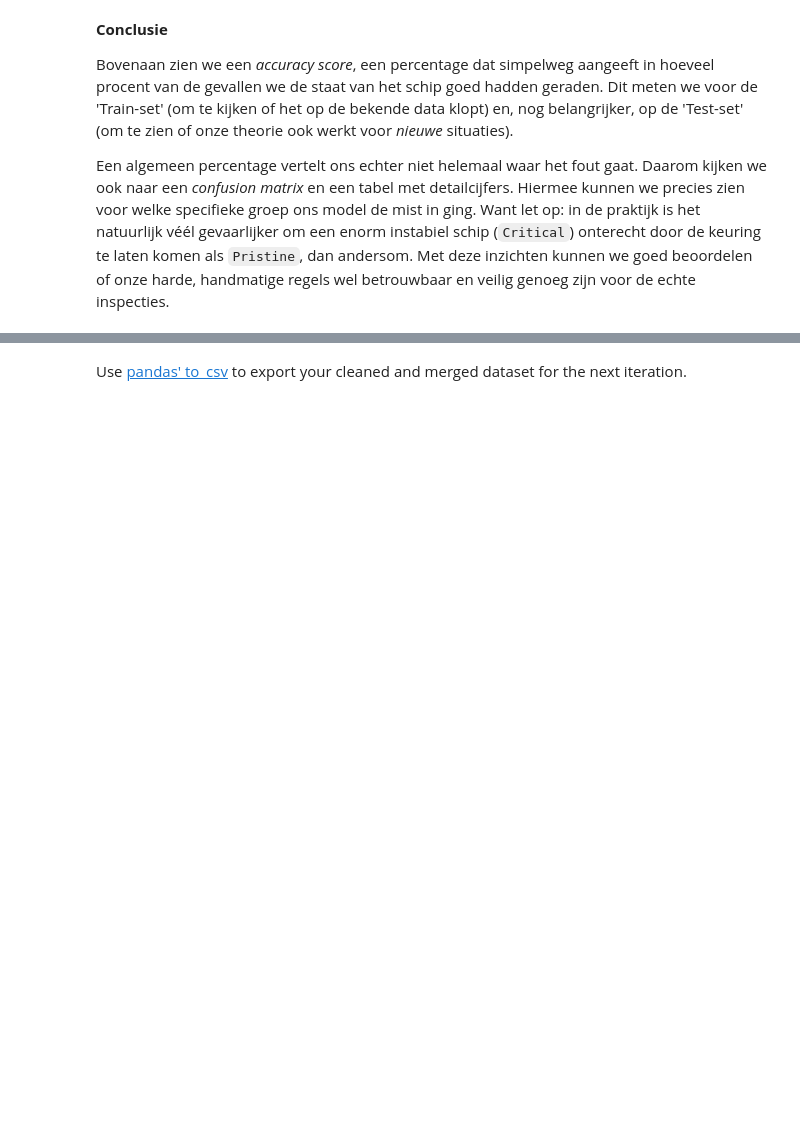
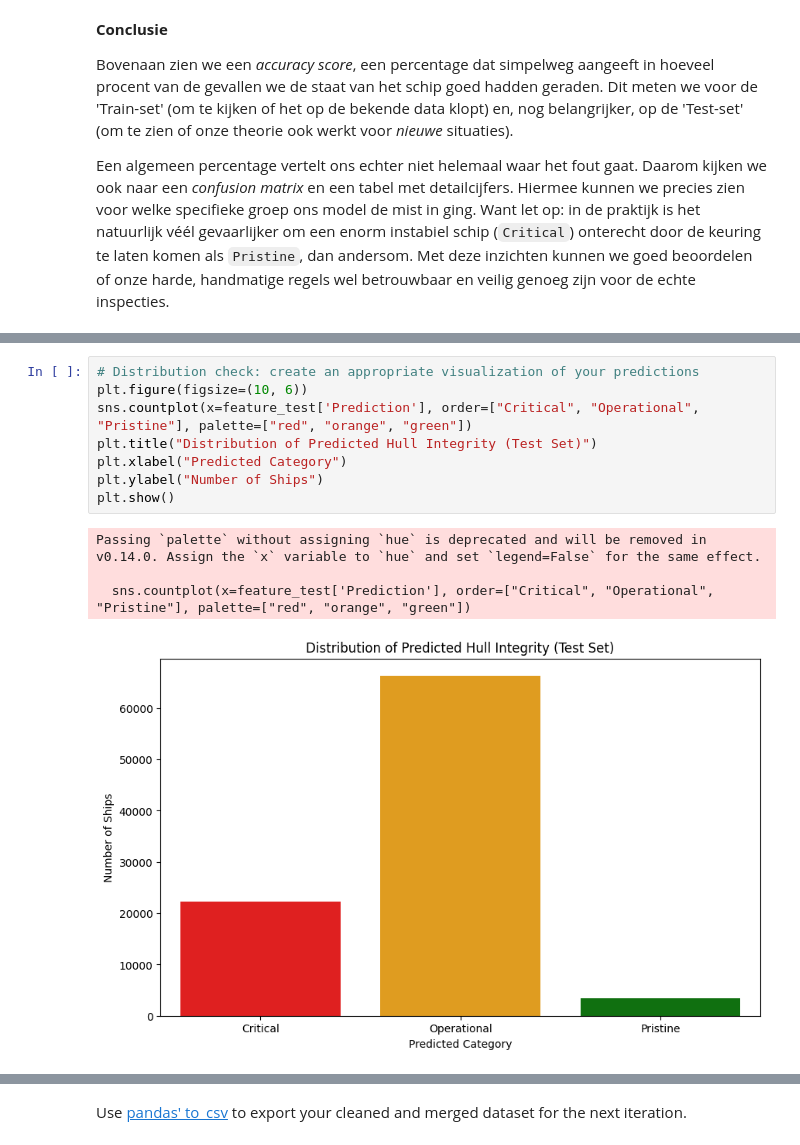
Before and after one commit to AchrafEAE/DDD, a Jupyter notebook: Iteratie2.ipynb, the cells around one changed output, grey strips where cells are left out. Drawn from its saved outputs; the diff is of its cells as text; blank space fills up the shorter version.

```diff
--- a/Iteratie2.ipynb
+++ b/Iteratie2.ipynb
@@ -791,0 +792,13 @@ Het grootste nadeel van zelf if/else regels bedenken is dat ze heel zwart-wit zi
+# %%
+# Distribution check: create an appropriate visualization of your predictions
+plt.figure(figsize=(10, 6))
+sns.countplot(x=feature_test['Prediction'], order=["Critical", "Operational", "Pristine"], palette=["red", "orange", "green"])
+plt.title("Distribution of Predicted Hull Integrity (Test Set)")
+plt.xlabel("Predicted Category")
+plt.ylabel("Number of Ships")
+plt.show()
+# %% [output]
+Passing `palette` without assigning `hue` is deprecated and will be removed in v0.14.0. Assign the `x` variable to `hue` and set `legend=False` for the same effect.
+
+  sns.countplot(x=feature_test['Prediction'], order=["Critical", "Operational", "Pristine"], palette=["red", "orange", "green"])
+[figure, added]
```
Also changed, not shown: parts of 3 cells of this notebook.
